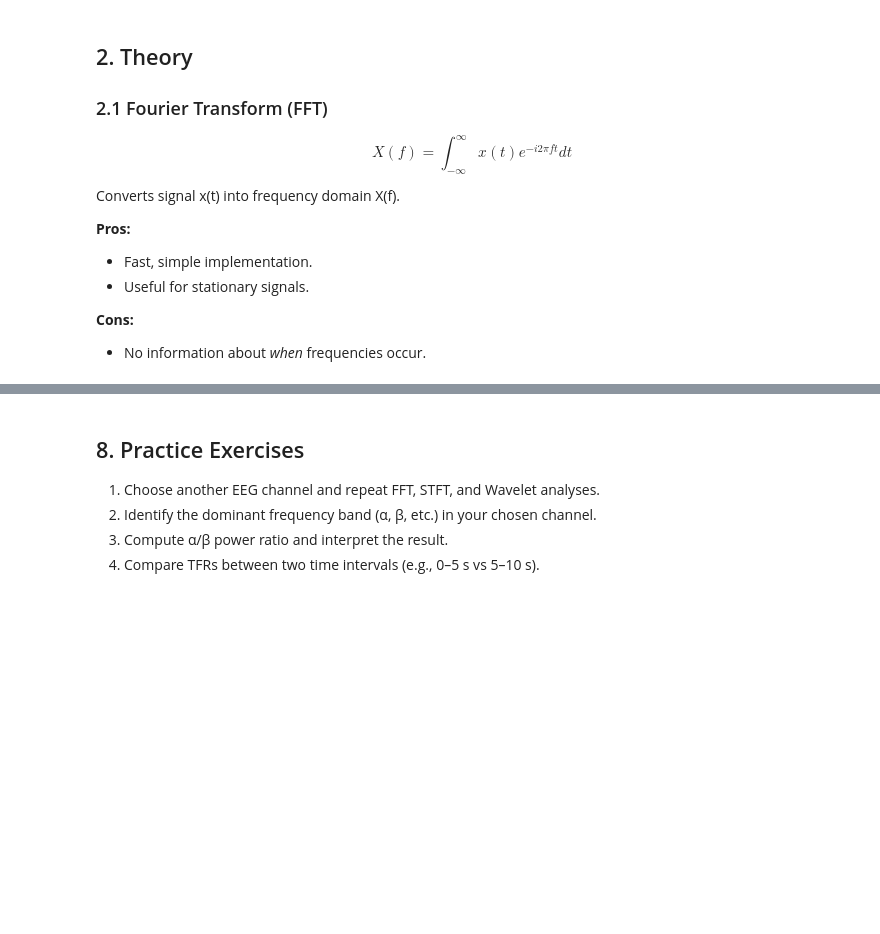
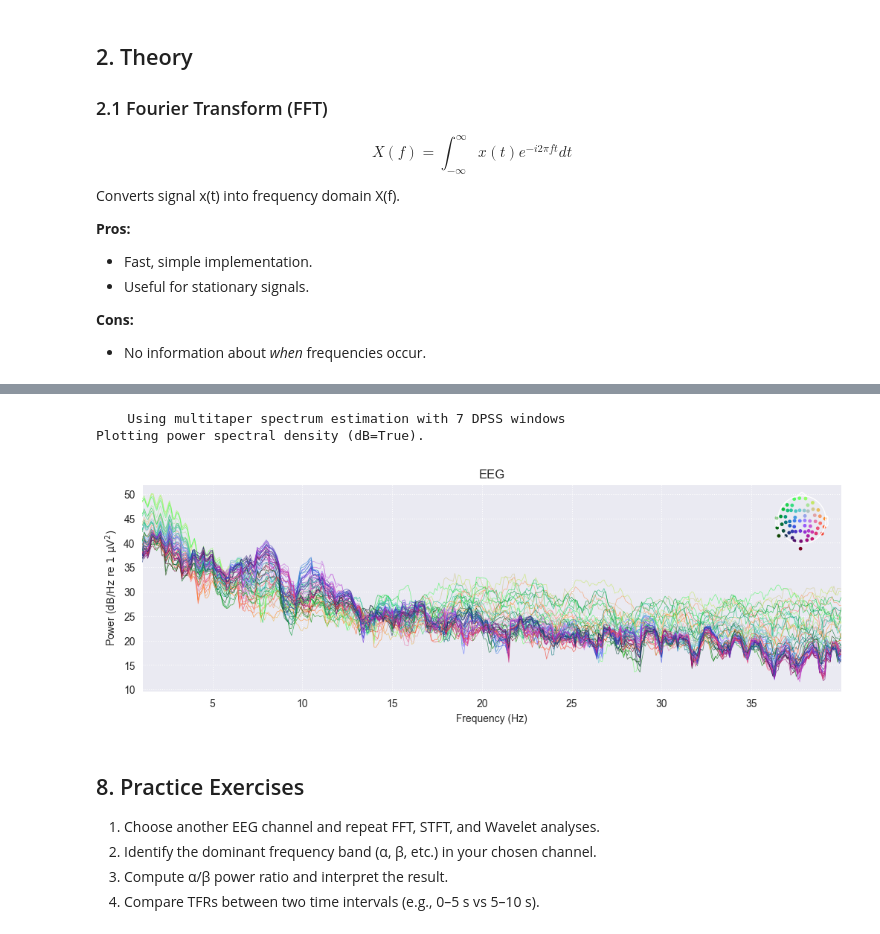
Before and after one commit to r1sephoenix/neuro_practice, a Jupyter notebook: notebooks/EEG_Time_Frequency_Analysis.ipynb, the cells around one changed output, grey strips where cells are left out. Cells and saved outputs as stored; diff of their text form; code cells hidden in the pictures; blank space fills up the shorter version.

```diff
--- a/notebooks/EEG_Time_Frequency_Analysis.ipynb
+++ b/notebooks/EEG_Time_Frequency_Analysis.ipynb
@@ -79,11 +95,10 @@ plt.show()
 # %%
-# Multitaper Example
-psds, freqs = mne.time_frequency.psd_multitaper(raw, fmin=1, fmax=40, picks='eeg')
-plt.semilogy(freqs, psds.mean(axis=0))
-plt.title('Multitaper Power Spectrum')
-plt.xlabel('Frequency (Hz)')
-plt.ylabel('Power (µV²/Hz)')
-plt.show()
+psd = raw.compute_psd(method='multitaper', fmin=1, fmax=40, picks='eeg')
+psd.plot()
+# %% [output]
+    Using multitaper spectrum estimation with 7 DPSS windows
+Plotting power spectral density (dB=True).
+[figure, added]
 # %% [markdown]
 ## 8. Practice Exercises
 1. Choose another EEG channel and repeat FFT, STFT, and Wavelet analyses.
```
Also changed, not shown: parts of 4 cells of this notebook.
